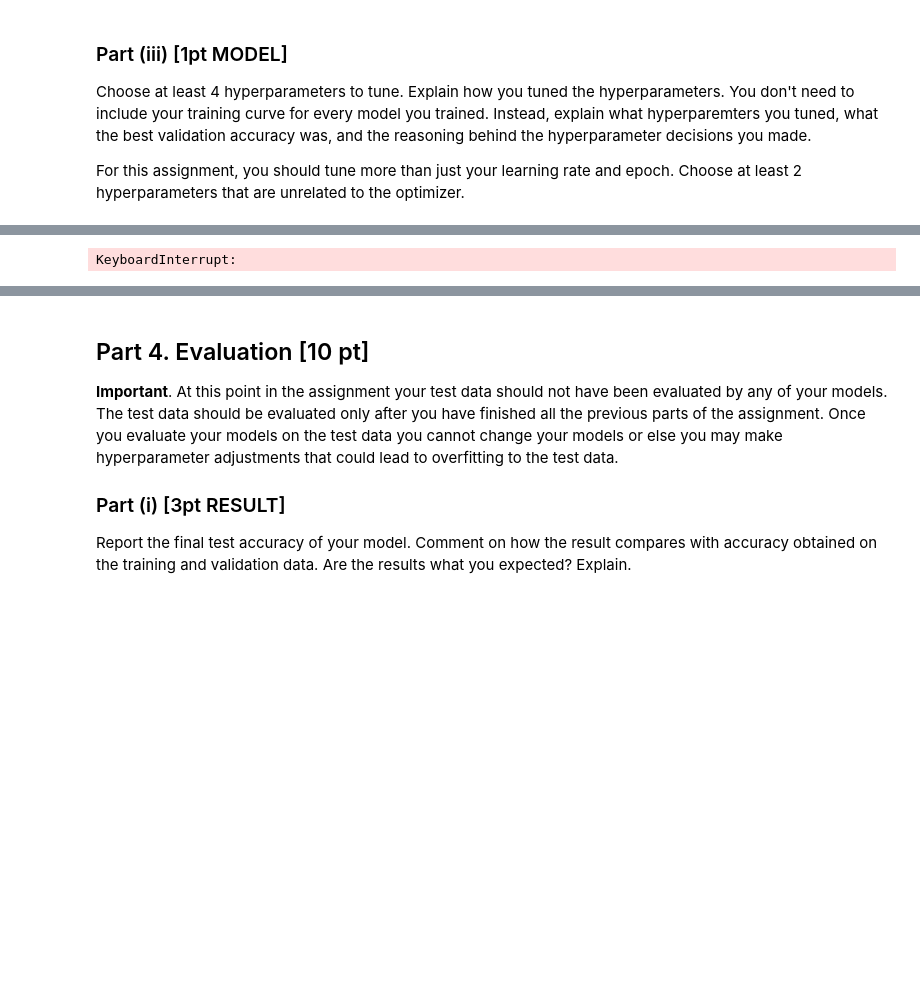
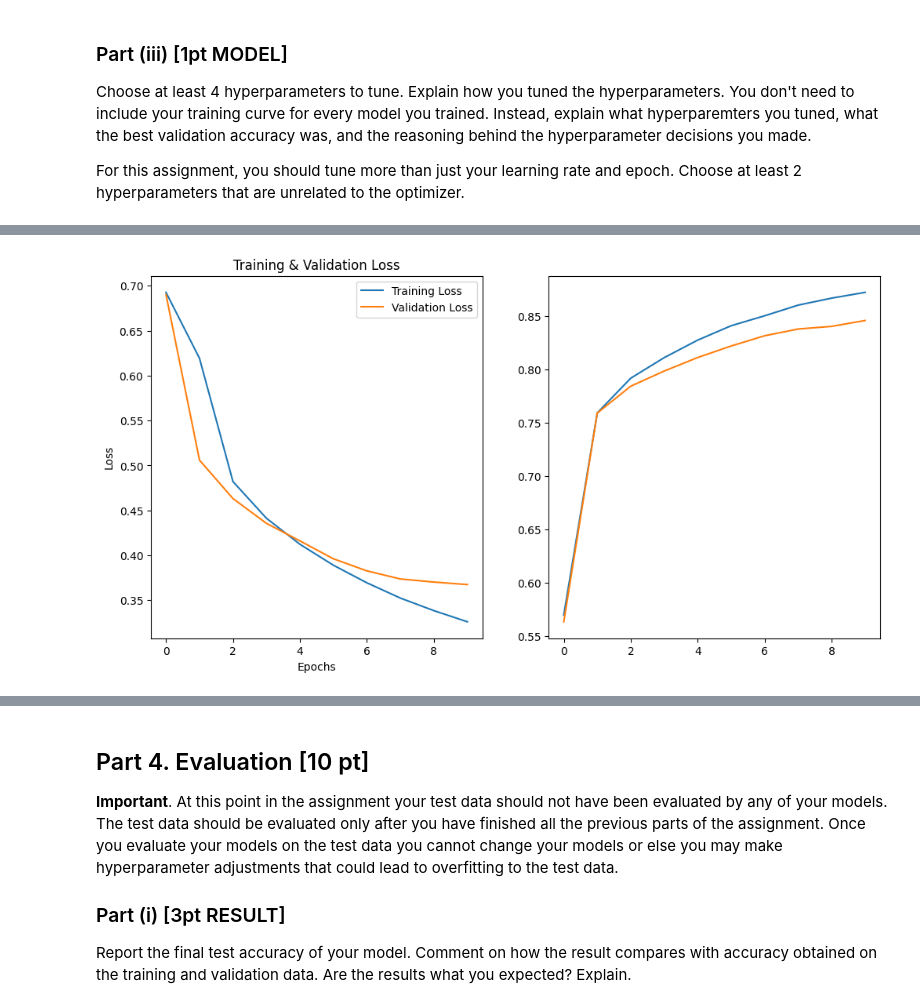
Before and after one commit to Lseonghak/MIE1517, a Jupyter notebook: Assignments/Assignment4/A4 .ipynb, the cells around one changed output, grey strips where cells are left out. Saved outputs shown, nothing was run; the diff lists cells and outputs as text; code cells hidden in the pictures; blank space fills up the shorter version.

```diff
--- a/Assignments/Assignment4/A4 .ipynb
+++ b/Assignments/Assignment4/A4 .ipynb
@@ -534,5 +560,5 @@ Choose at least 2 hyperparameters that are unrelated to the optimizer.
 # %%
 # num_epochs=10
 model = SentimentRNN(vocab_size, embedding_dim, hidden_dim, output_dim, n_layers).to(device)
-train(model, train_loader, valid_loader, num_epochs=10, learning_rate=1e-5, device=device)
+train(model, train_loader, valid_loader, num_epochs=10, learning_rate=1e-5, device=device, batch_size=batch_size)
 # %% [output]
@@ -557,5 +583,5 @@ n_layers = 2
 device = "cuda" if torch.cuda.is_available() else "cpu"
 
 model = SentimentRNN(vocab_size, embedding_dim, hidden_dim, output_dim, n_layers).to(device)
-train(model, train_loader, valid_loader, num_epochs=10, learning_rate=1e-5, device=device)
+train(model, train_loader, valid_loader, num_epochs=10, learning_rate=1e-5, device=device, batch_size=batch_size)
 # %% [output]
@@ -580,5 +606,5 @@ n_layers = 2
 device = "cuda" if torch.cuda.is_available() else "cpu"
 
 model = SentimentRNN(vocab_size, embedding_dim, hidden_dim, output_dim, n_layers).to(device)
-train(model, train_loader, valid_loader, num_epochs=10, learning_rate=1e-5, device=device)
+train(model, train_loader, valid_loader, num_epochs=10, learning_rate=1e-5, device=device, batch_size=batch_size)
 # %% [output]
@@ -594,4 +621,4 @@ Epoch 9: Train Loss: 0.3407, Train Acc: 0.8626, Valid Loss: 0.3637, Valid Acc: 0
-KeyboardInterrupt:
+[figure, added]
 # %%
 # hidden_dim 512 and embedding_dim 512
 vocab_size = len(stoi) + 1
```
Also changed, not shown: parts of 88 cells of this notebook.
